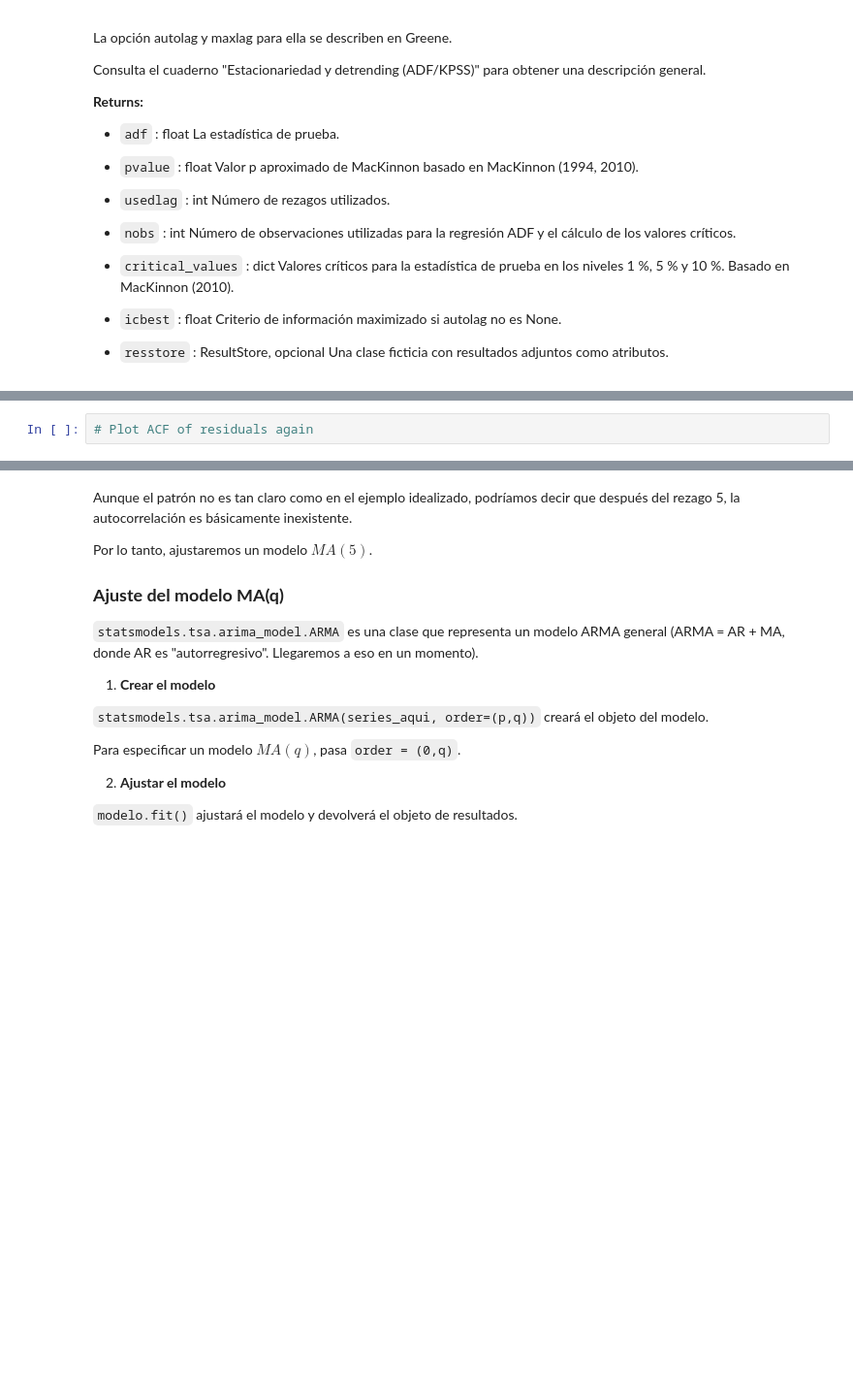
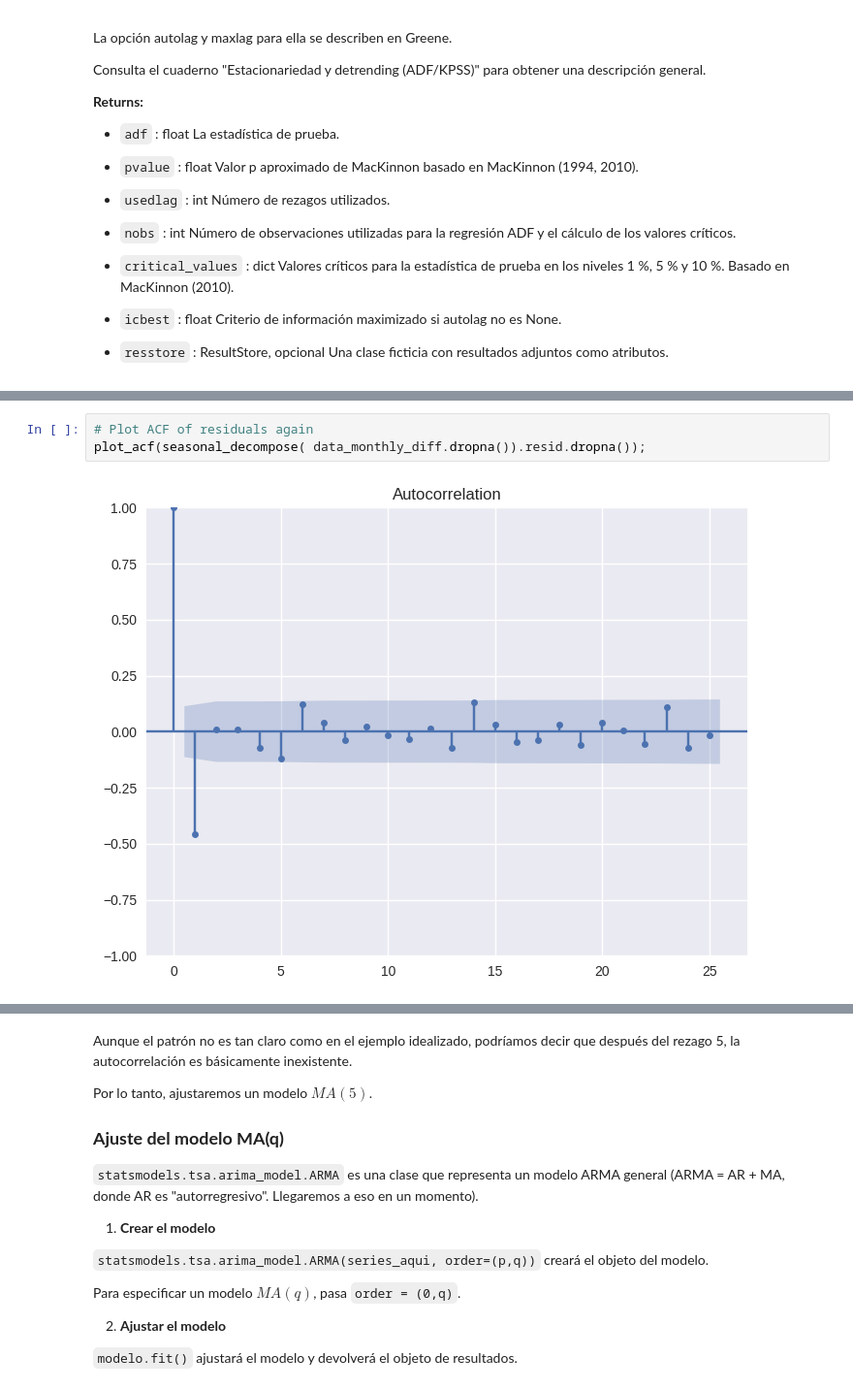
Before and after one commit to jazaineam1/Diplomado_ucentral_ME, a Jupyter notebook: Cuadernos/diplomado_series_tiempo.ipynb, the cells around one changed output, grey strips where cells are left out. Shown at 97% size. Drawn from its saved outputs; the diff is of its cells as text; blank space fills up the shorter version.

```diff
--- a/Cuadernos/diplomado_series_tiempo.ipynb
+++ b/Cuadernos/diplomado_series_tiempo.ipynb
@@ -713,3 +759,6 @@ Por ejemplo, esto es generado a partir de un proceso $MA(2)$ real:
 ![ACF de residuos](https://github.com/datacamp/time-series-analysis-in-python-live-training/raw/master/assets/ma.png)
 # %%
 # Plot ACF of residuals again
+plot_acf(seasonal_decompose( data_monthly_diff.dropna()).resid.dropna());
+# %% [output]
+[figure, added]
```
Also changed, not shown: parts of 9 cells of this notebook.
